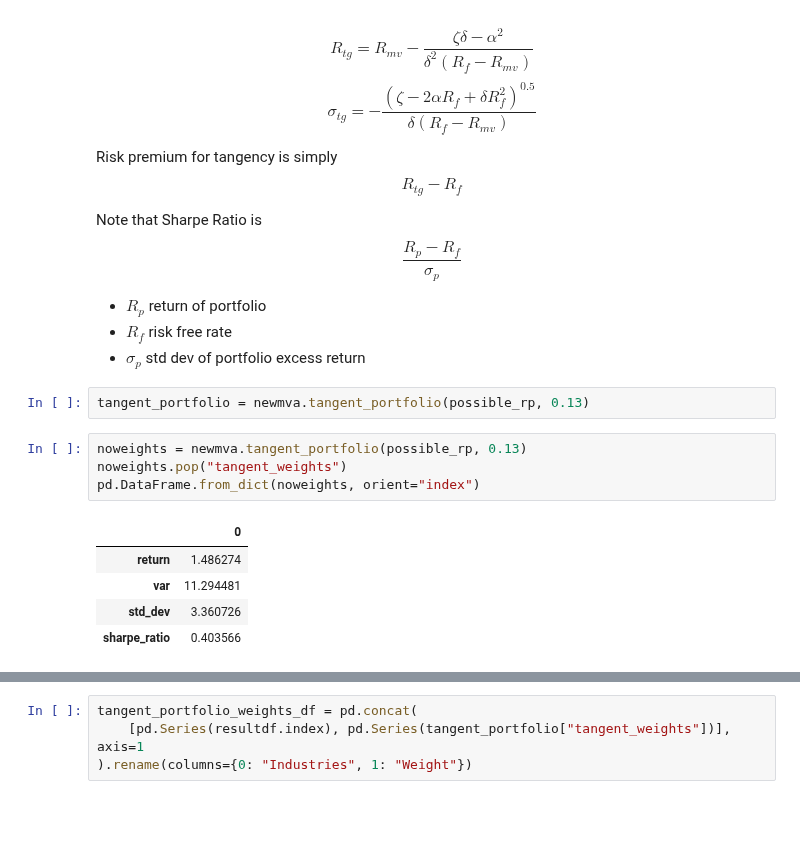
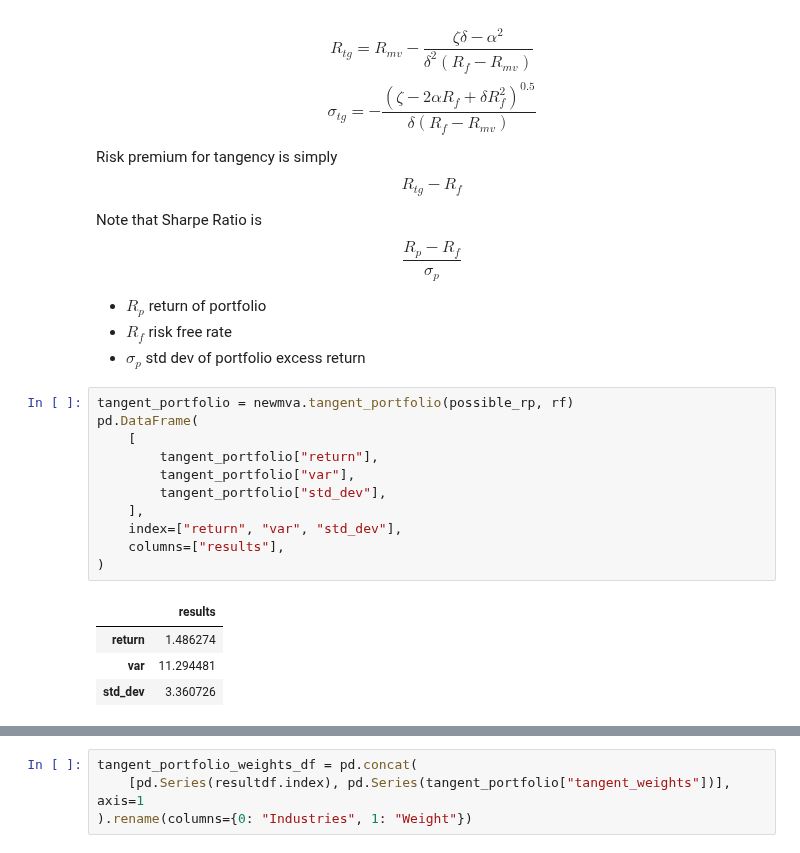
Before and after one commit to kilowiski/qf600, a Jupyter notebook: assignment_1/assignment1.ipynb, the cells around one changed output, grey strips where cells are left out. Saved outputs shown, nothing was run; the diff lists cells and outputs as text; blank space fills up the shorter version.

```diff
--- a/assignment_1/assignment1.ipynb
+++ b/assignment_1/assignment1.ipynb
@@ -239,18 +246,22 @@ $$
 * $R_p$ return of portfolio
 * $R_f$ risk free rate
 * $\sigma_p$  std dev of portfolio excess return
-# %%
-tangent_portfolio = newmva.tangent_portfolio(possible_rp, 0.13)
-# %%
-noweights = newmva.tangent_portfolio(possible_rp, 0.13)
-noweights.pop("tangent_weights")
-pd.DataFrame.from_dict(noweights, orient="index")
-# %% [output]
-|  | 0 |
-| return | 1.486274 |
-| var | 11.294481 |
-| std_dev | 3.360726 |
-| sharpe_ratio | 0.403566 |
+# %%
+tangent_portfolio = newmva.tangent_portfolio(possible_rp, rf)
+pd.DataFrame(
+    [
+        tangent_portfolio["return"],
+        tangent_portfolio["var"],
+        tangent_portfolio["std_dev"],
+    ],
+    index=["return", "var", "std_dev"],
+    columns=["results"],
+)
+# %% [output]
+|  | results |
+| return | 1.486274 |
+| var | 11.294481 |
+| std_dev | 3.360726 |
 # %%
 rf = 0.13
 var_list_riskfree = []
```
Also changed, not shown: parts of 7 cells of this notebook, 3 other files.
